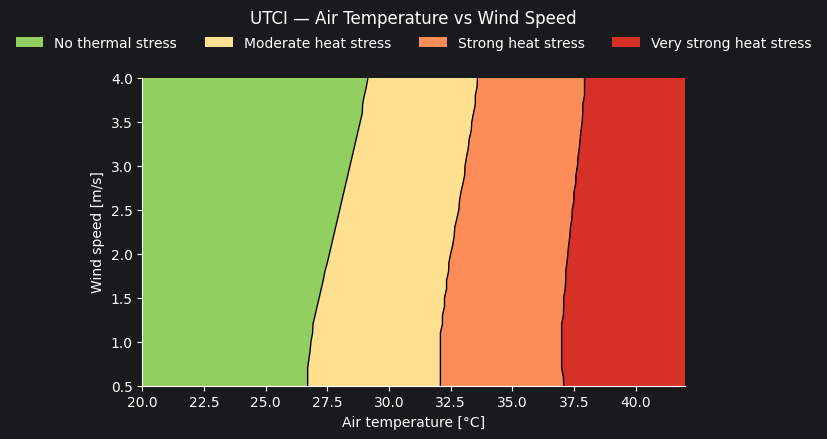
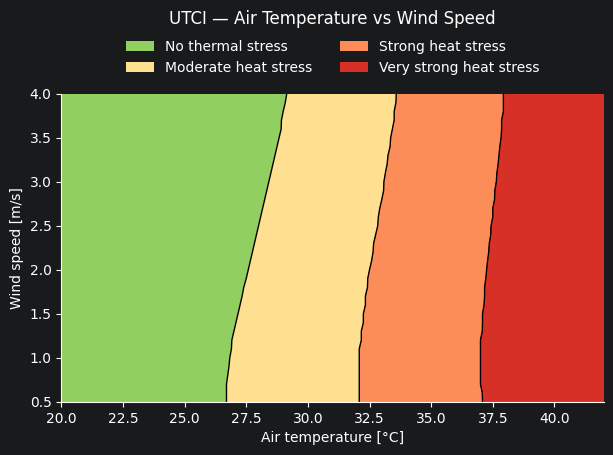
The notebook cell's code change between the first figure and the second:
--- before
+++ after
@@ -15,6 +15,7 @@
         colors=["#91cf60", "#fee090", "#fc8d59", "#d73027"],
     )
-    .plot(title="UTCI — Air Temperature vs Wind Speed")
+    .plot(legend_kws={"ncol": 2})
 )
+utci_result.ax.set_title("UTCI — Air Temperature vs Wind Speed", y=1.2)
 utci_result.ax.set_xlabel("Air temperature [°C]")
 utci_result.ax.set_ylabel("Wind speed [m/s]")

Commit: docs: improved example